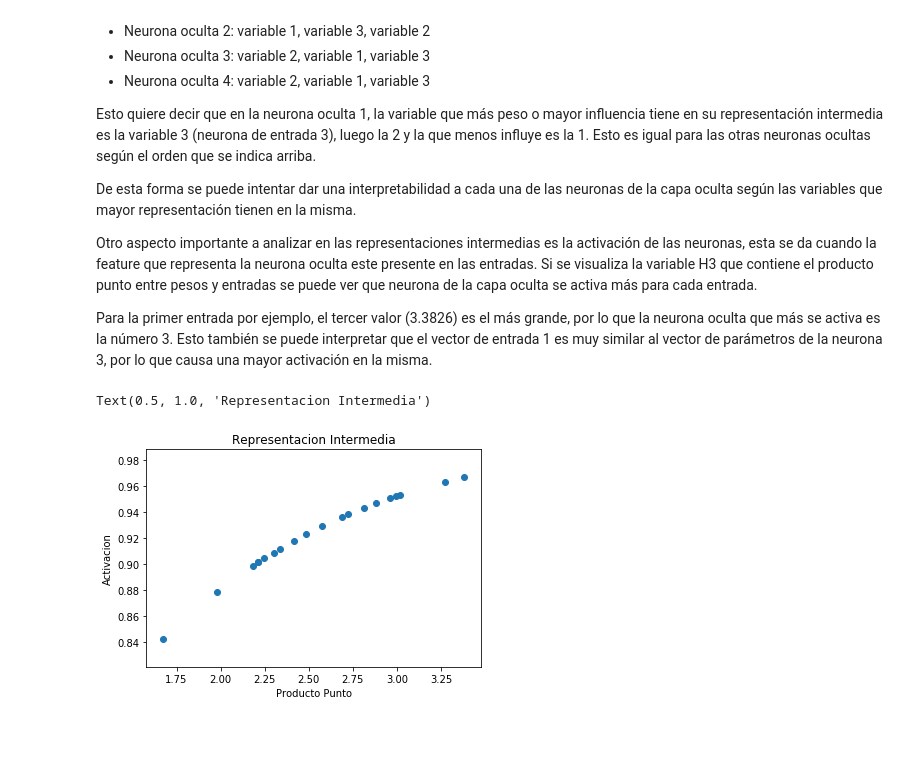
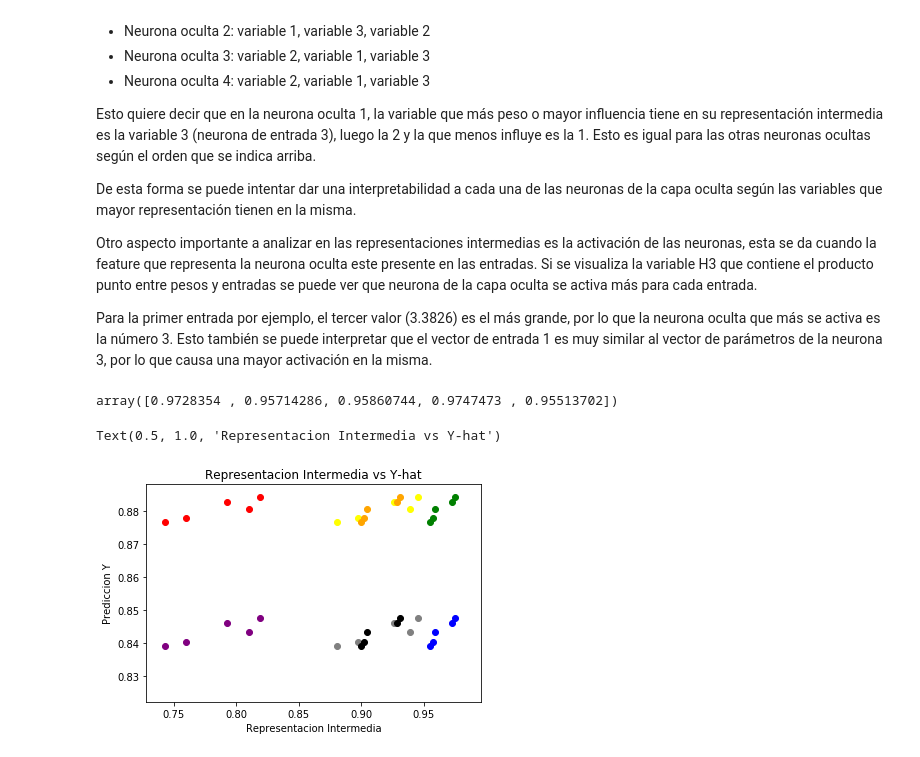
Before and after one commit to EldaCalderon/Statistical-Learning-II, a Jupyter notebook: Tarea 5.ipynb, the cells around one changed output. Saved outputs shown, nothing was run; the diff lists cells and outputs as text; code cells hidden in the pictures.

```diff
--- a/Tarea 5.ipynb
+++ b/Tarea 5.ipynb
@@ -240,11 +240,22 @@ De esta forma se puede intentar dar una interpretabilidad a cada una de las neur
 Otro aspecto importante a analizar en las representaciones intermedias es la activación de las neuronas, esta se da cuando la feature que representa la neurona oculta este presente en las entradas. Si se visualiza la variable H3 que contiene el producto punto entre pesos y entradas se puede ver que neurona de la capa oculta se activa más para cada entrada.
 
 Para la primer entrada por ejemplo, el tercer valor (3.3826) es el más grande, por lo que la neurona oculta que más se activa es la número 3. Esto también se puede interpretar que el vector de entrada 1 es muy similar al vector de parámetros de la neurona 3, por lo que causa una mayor activación en la misma.
-# %%
-plt.scatter(H3, rep_int3)
-plt.xlabel('Producto Punto')
-plt.ylabel('Activacion')
-plt.title('Representacion Intermedia')
-# %% [output]
-Text(0.5, 1.0, 'Representacion Intermedia')
-[figure, removed]
+# %%
+rep_int3[:,0]
+# %% [output]
+array([0.9728354 , 0.95714286, 0.95860744, 0.9747473 , 0.95513702])
+# %%
+plt.scatter(rep_int3[:,0],y_aprox3[:,0], c='blue')
+plt.scatter(rep_int3[:,1],y_aprox3[:,0], c='purple')
+plt.scatter(rep_int3[:,2],y_aprox3[:,0], c='gray')
+plt.scatter(rep_int3[:,3],y_aprox3[:,0], c='black')
+plt.scatter(rep_int3[:,0],y_aprox3[:,1], c='green')
+plt.scatter(rep_int3[:,1],y_aprox3[:,1], c='red')
+plt.scatter(rep_int3[:,2],y_aprox3[:,1], c='yellow')
+plt.scatter(rep_int3[:,3],y_aprox3[:,1], c='orange')
+plt.xlabel('Representacion Intermedia')
+plt.ylabel('Prediccion Y')
+plt.title('Representacion Intermedia vs Y-hat')
+# %% [output]
+Text(0.5, 1.0, 'Representacion Intermedia vs Y-hat')
+[figure, added]
```
Also changed, not shown: parts of 12 cells of this notebook.
